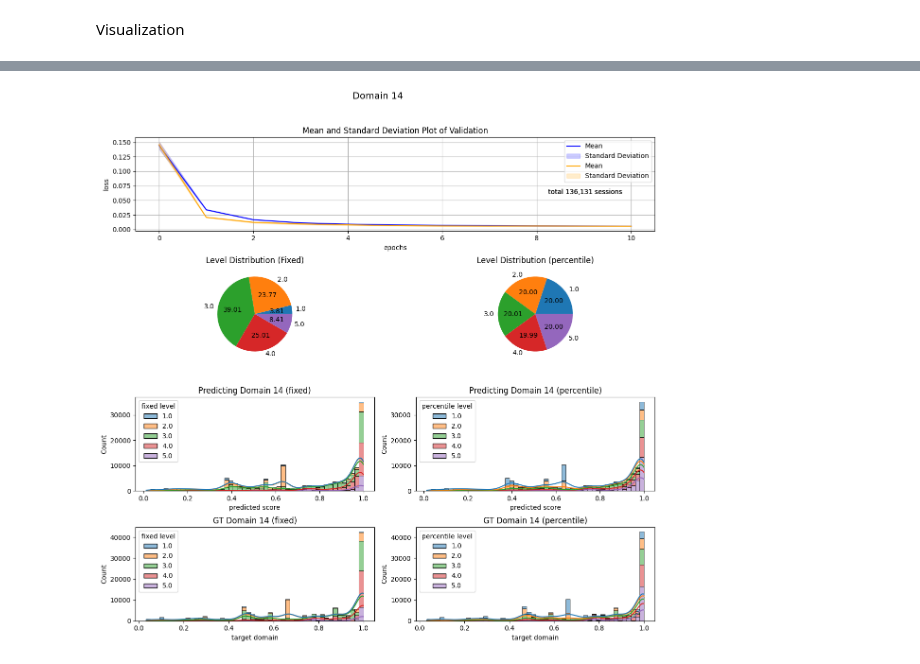
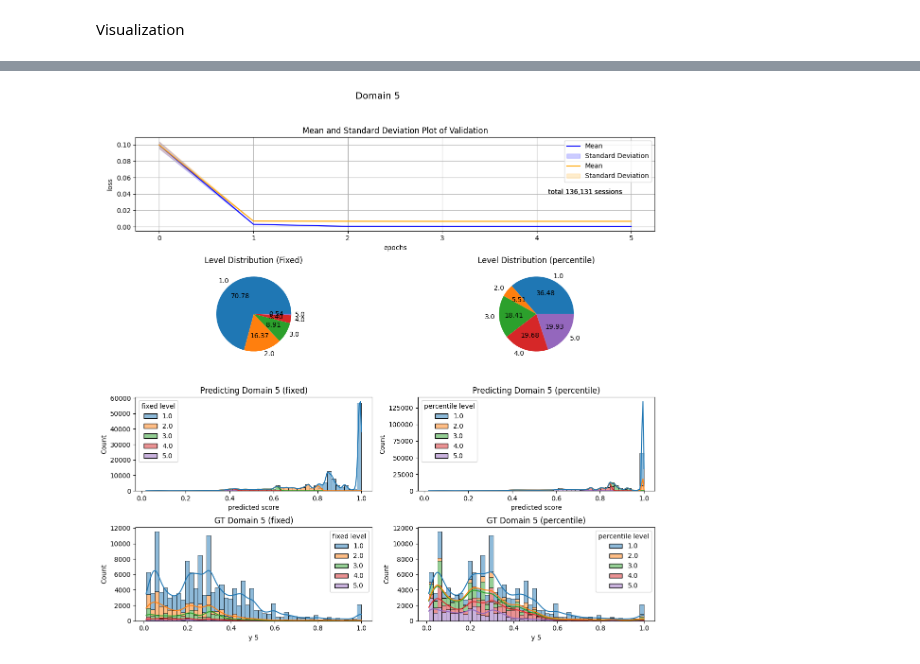
Before and after one commit to twchen88/ct_research, a Jupyter notebook: variance.ipynb, the cells around one changed output, grey strips where cells are left out. Drawn from its saved outputs; the diff is of its cells as text; code cells hidden in the pictures.

```diff
--- a/variance.ipynb
+++ b/variance.ipynb
@@ -278,11 +332,15 @@ def find_level(points, point):
     print("error")
 # %%
 ## separate sessions into x number of levels based on the 13 domains
-def level_assignment(data, num_levels=5, mode=""):
-    assert(mode != "")
+def level_assignment(data, num_levels=5, mode="", target_domain=None):
+    assert(mode != "" and target_domain != None)
     lvls = []
-    # get the average
-    avg = np.mean(data, axis=1)
+    # drop the target domain from average calculation
+    data_ = copy.deepcopy(data)
+    data_ = np.delete(data_, target_domain - 1, 1)
+    print(data_.shape)
+    # get the average of the 13 non targeted domain
+    avg = np.mean(data_, axis=1)
     # find level separation points
     if mode == "fixed":
         high = avg.max()
@@ -300,19 +358,22 @@ def results_domain(target_domain : int, model_data=model_data, ground_truth=grou
     # run training functions to get the results
     x_train, x_val, y_train, y_val, training_loss, validation_loss, predictions_train, predictions_val = train_domain(target_domain, model_data=model_data, ground_truth=ground_truth)
     # create numpy array with training data (not including target) but maintain train val split order
-    original = np.hstack((np.vstack((x_train, x_val)), np.vstack((y_train, y_val))))
+    original = np.hstack((np.vstack((x_train[:, ::2], x_val[:, ::2])), np.vstack((y_train[:, ::2], y_val[:, ::2]))))
     # find level for each session (row)
-    levels_fixed = np.vstack((np.array(level_assignment(x_train, mode="fixed")).reshape(-1, 1), np.array(level_assignment(x_val, mode="fixed")).reshape(-1, 1)))
-    levels_percentile = np.vstack((np.array(level_assignment(x_train, mode="percentile")).reshape(-1, 1), np.array(level_assignment(x_val, mode="percentile")).reshape(-1, 1)))
+    levels_fixed = np.vstack((np.array(level_assignment(y_train[:, ::2], mode="fixed", target_domain=target_domain)).reshape(-1, 1), np.array(level_assignment(y_val[:, ::2], mode="fixed", target_domain=target_domain)).reshape(-1, 1)))
+    levels_percentile = np.vstack((np.array(level_assignment(y_train[:, ::2], mode="percentile", target_domain=target_domain)).reshape(-1, 1), np.array(level_assignment(y_val[:, ::2], mode="percentile", target_domain=target_domain)).reshape(-1, 1)))
     # work with predictions
-    predictions = np.vstack((predictions_train.numpy(), predictions_val.numpy()))
+    # print(predictions_train[:, target_domain - 1].numpy().shape, predictions_val[:, target_domain - 1].numpy().shape)
+    predictions = np.vstack((predictions_train[:, target_domain - 1].numpy().reshape(-1, 1), predictions_val[:, target_domain - 1].numpy().reshape(-1, 1)))
+    # print(predictions.shape, levels_fixed.shape, original.shape)
     # hstack everything to create a big numpy array to convert into dataframe
     data_with_levels = np.hstack((original, levels_fixed))
+    # print(x_train.shape)
     data_with_levels = np.hstack((data_with_levels, levels_percentile))
     data_with_levels = np.hstack((data_with_levels, predictions))
 
     # create dataframe
-    column_names = ["non-target domain score %d" % i for i in range(1, 14)] + ["target domain", "fixed level", "percentile level", "predicted score"]
+    column_names = ["x %d" % i for i in range(1, 15)] + ["y %d" % i for i in range(1, 15)] + ["fixed level", "percentile level", "predicted score"]
     df_with_levels = pd.DataFrame(data_with_levels, columns=column_names)
     return df_with_levels, training_loss, validation_loss
 # %% [markdown]
@@ -324,4 +385,4 @@ model_data.shape
 # %%
-domain_n = 14
+domain_n = 5
 # %%
 results, traing_loss, val_loss = results_domain(domain_n, model_data=model_data, ground_truth=ground_truth)
@@ -328,3 +394,5 @@ results, traing_loss, val_loss = results_domain(domain_n, model_data=model_data,
+# %%
+target_domain_plot = "y %d" %domain_n
 # %%
 fig = plt.figure(figsize=(12, 12))
 
@@ -333,33 +401,33 @@ plot_mean_and_std(traing_loss, "blue", "Training")
 plot_mean_and_std(val_loss, "orange", "Validation")
 
 plt.subplot(4, 2, 3)
 results.groupby("fixed level").size().plot.pie(autopct="%.2f")
 plt.title("Level Distribution (Fixed)")
 plt.figtext(.8, .8, "total 136,131 sessions")
 
 plt.subplot(4, 2, 4)
 results.groupby("percentile level").size().plot.pie(autopct="%.2f")
 plt.title("Level Distribution (percentile)")
 plt.figtext(.8, .8, "total 136,131 sessions")
 
 plt.subplot(4, 2, 5)
 plt.title("Predicting Domain %d (fixed)" % domain_n)
 sns.histplot(data=results, x="predicted score", bins=50, kde=True, hue="fixed level", palette = "tab10", multiple="stack")
 
 plt.subplot(4, 2, 6)
 plt.title("Predicting Domain %d (percentile)" % domain_n)
 sns.histplot(data=results, x="predicted score", bins=50, kde=True, hue="percentile level", palette = "tab10", multiple="stack")
 
 plt.subplot(4, 2, 7)
 plt.title("GT Domain %d (fixed)" % domain_n)
-sns.histplot(data=results, x="target domain", bins=50, kde=True, hue="fixed level", palette = "tab10", multiple="stack")
+sns.histplot(data=results, x=target_domain_plot, bins=50, kde=True, hue="fixed level", palette = "tab10", multiple="stack")
 
 plt.subplot(4, 2, 8)
 plt.title("GT Domain %d (percentile)" % domain_n)
-sns.histplot(data=results, x="target domain", bins=50, kde=True, hue="percentile level", palette = "tab10", multiple="stack")
+sns.histplot(data=results, x=target_domain_plot, bins=50, kde=True, hue="percentile level", palette = "tab10", multiple="stack")
 
 fig.suptitle("Domain %d" % domain_n, size=14)
 fig.tight_layout()
 fig.subplots_adjust(top=0.90)
 # %% [output]
-[figure, old version]
+[figure, new version]
```
Also changed, not shown: parts of 15 cells of this notebook.
